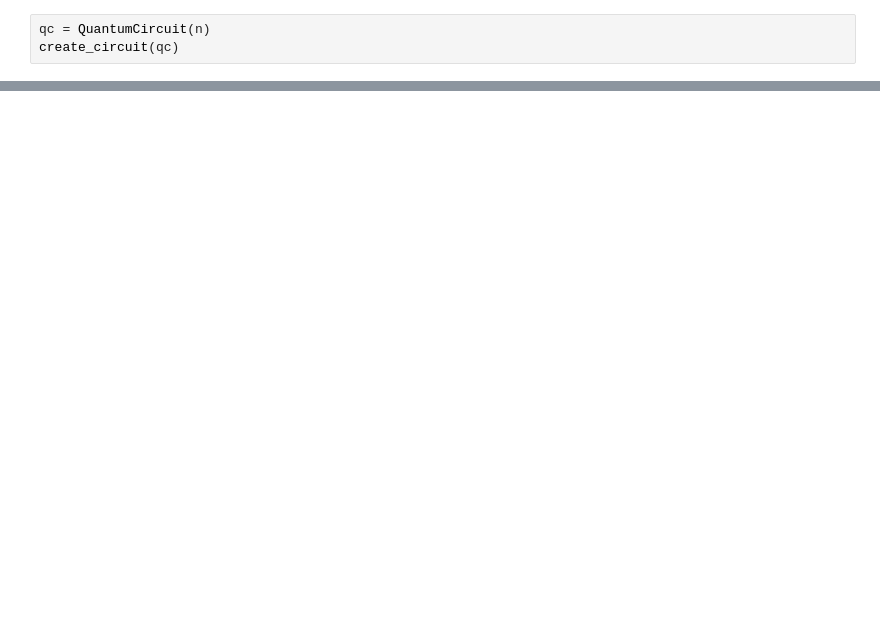
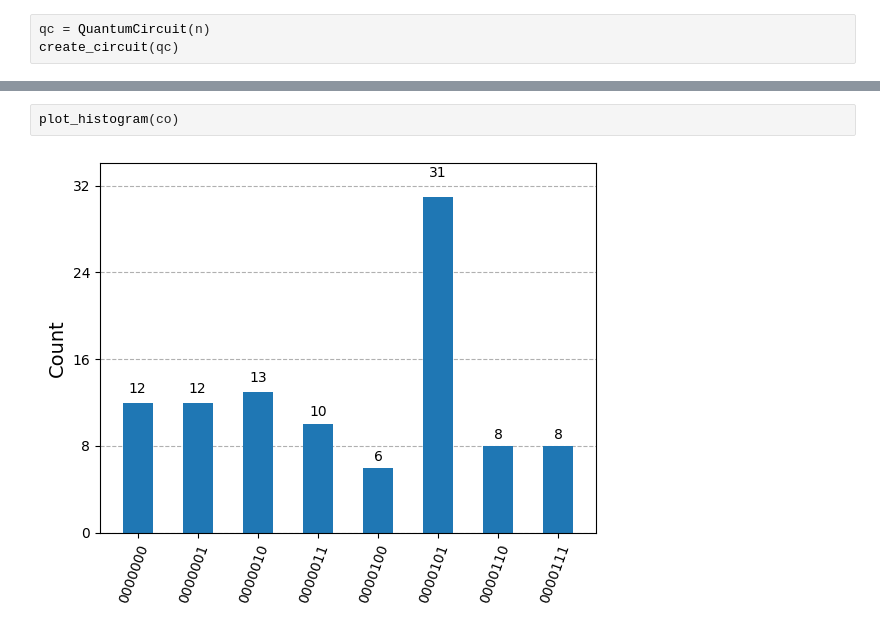
Before and after one commit to michelebanfi/quantum-information-and-algorithms, a Jupyter notebook: Exercises_05.ipynb, the cells around one changed output, grey strips where cells are left out. Cells and saved outputs as stored; diff of their text form; blank space fills up the shorter version.

```diff
--- a/Exercises_05.ipynb
+++ b/Exercises_05.ipynb
@@ -381,0 +420,4 @@ circuit_drawer(qc, output="latex")
+# %%
+plot_histogram(co)
+# %% [output]
+[figure, added]
```
Also changed, not shown: parts of 9 cells of this notebook, 1 other file.
